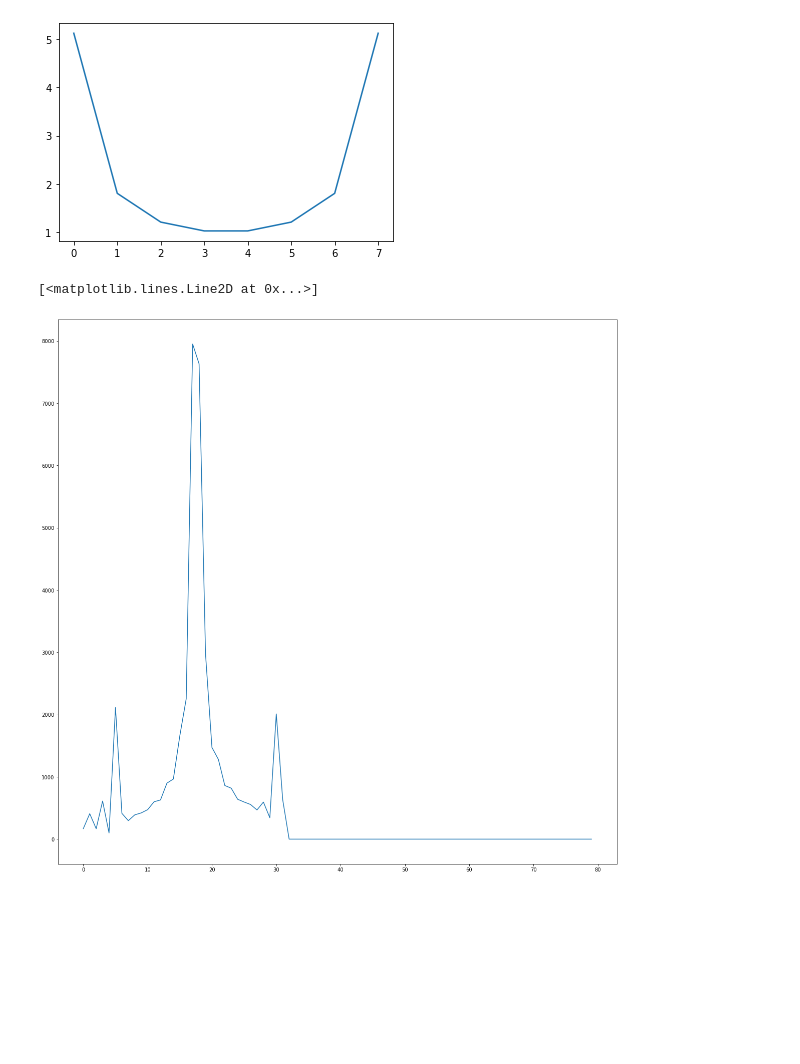
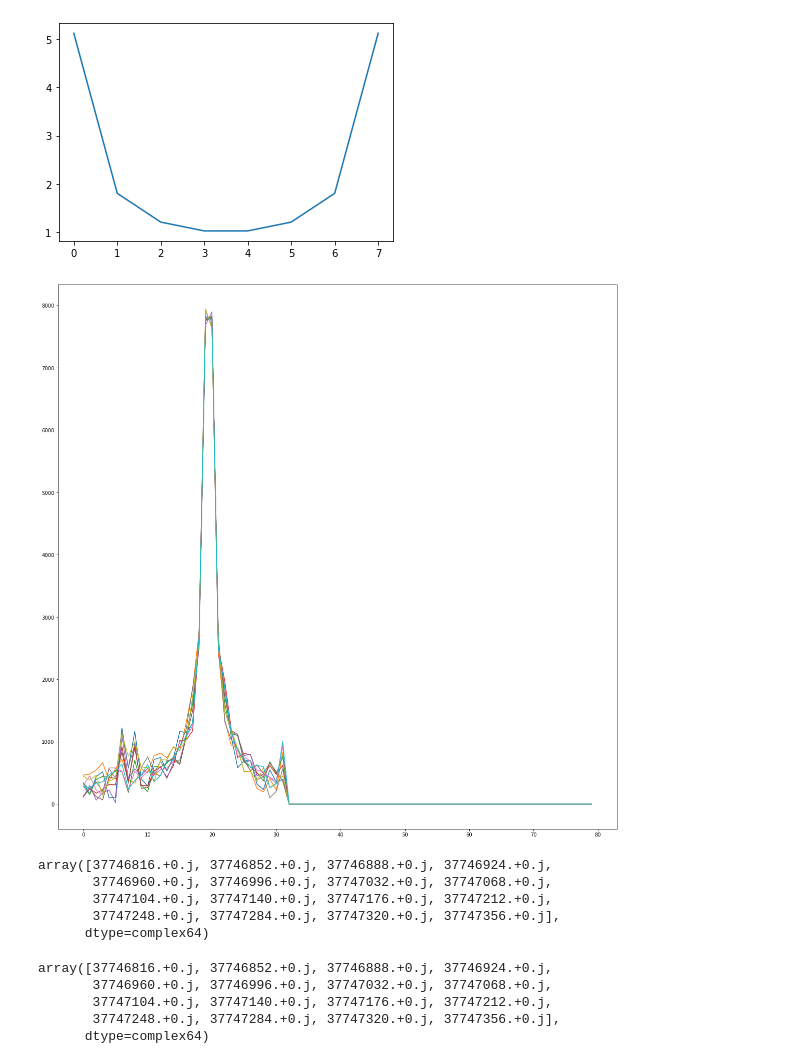
Before and after one commit to astrojhgu/csp_channelizer, a Jupyter notebook: plot.ipynb, the cells around one changed output. Drawn from its saved outputs; the diff is of its cells as text; code cells hidden in the pictures; blank space fills up the shorter version.

```diff
--- a/plot.ipynb
+++ b/plot.ipynb
@@ -12,7 +12,7 @@ plt.plot(np.abs(data[:,0]))
 data=np.fromfile("result.bin", dtype=np.complex64).reshape((88*32, -1))
 # %%
 plt.figure(figsize=(20,20))
-plt.plot(np.abs(data[:80,3]))
+for i in range(15, 25):
+    plt.plot(np.abs(data[:80,i]))
 # %% [output]
-[<matplotlib.lines.Line2D at 0x...>]
-[figure, old version]
+[figure, new version]
@@ -18,0 +23,17 @@ plt.plot(np.abs(data[:80,3]))
+# %%
+n=65536-8
+np.sum((data0[0, n*16:128+n*16]*coeffs).reshape((8,-1)), axis=0)
+# %% [output]
+array([37746816.+0.j, 37746852.+0.j, 37746888.+0.j, 37746924.+0.j,
+       37746960.+0.j, 37746996.+0.j, 37747032.+0.j, 37747068.+0.j,
+       37747104.+0.j, 37747140.+0.j, 37747176.+0.j, 37747212.+0.j,
+       37747248.+0.j, 37747284.+0.j, 37747320.+0.j, 37747356.+0.j],
+      dtype=complex64)
+# %%
+data1[1, n*16:16+n*16]
+# %% [output]
+array([37746816.+0.j, 37746852.+0.j, 37746888.+0.j, 37746924.+0.j,
+       37746960.+0.j, 37746996.+0.j, 37747032.+0.j, 37747068.+0.j,
+       37747104.+0.j, 37747140.+0.j, 37747176.+0.j, 37747212.+0.j,
+       37747248.+0.j, 37747284.+0.j, 37747320.+0.j, 37747356.+0.j],
+      dtype=complex64)
```
Also changed, not shown: parts of 3 cells of this notebook, 15 other files.
